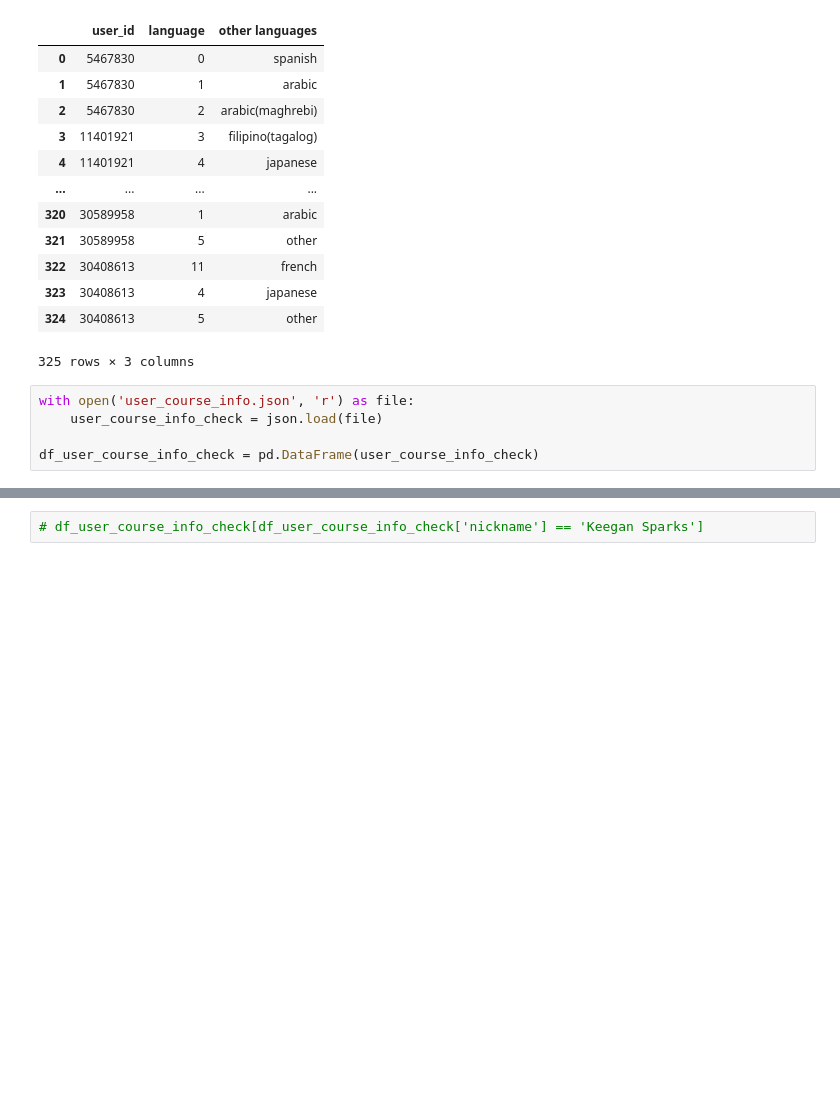
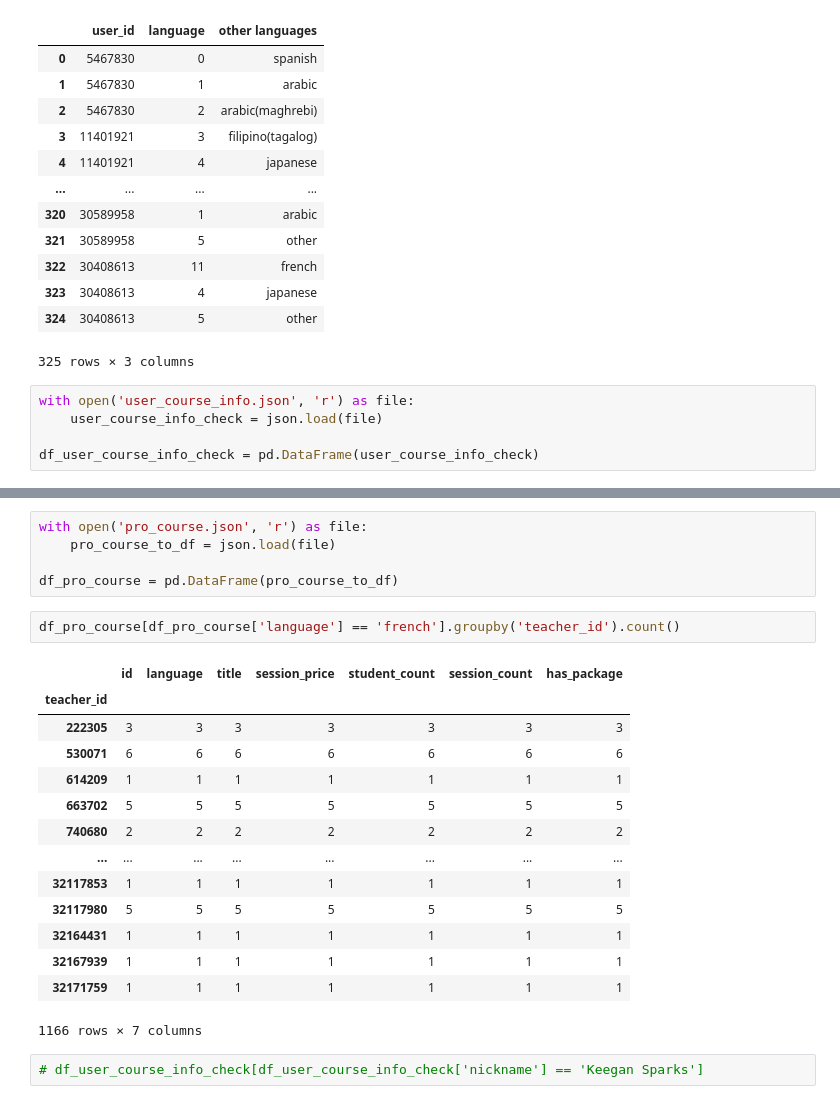
Before and after one commit to ernmin/Project4GA, a Jupyter notebook: data_extraction/data_extraction.ipynb, the cells around one changed output, grey strips where cells are left out. Cells and saved outputs as stored; diff of their text form; blank space fills up the shorter version.

Commit message:
Add check for number of teachers of a language

```diff
--- a/data_extraction/data_extraction.ipynb
+++ b/data_extraction/data_extraction.ipynb
@@ -329,2 +312,24 @@ df_user_course_info_check
+# %%
+with open('pro_course.json', 'r') as file:
+    pro_course_to_df = json.load(file)
+
+df_pro_course = pd.DataFrame(pro_course_to_df)
+# %%
+df_pro_course[df_pro_course['language'] == 'french'].groupby('teacher_id').count()
+# %% [output]
+|  | id | language | title | session_price | student_count | session_count | has_package |
+| teacher_id |  |  |  |  |  |  |  |
+| 222305 | 3 | 3 | 3 | 3 | 3 | 3 | 3 |
+| 530071 | 6 | 6 | 6 | 6 | 6 | 6 | 6 |
+| 614209 | 1 | 1 | 1 | 1 | 1 | 1 | 1 |
+| 663702 | 5 | 5 | 5 | 5 | 5 | 5 | 5 |
+| 740680 | 2 | 2 | 2 | 2 | 2 | 2 | 2 |
+| ... | ... | ... | ... | ... | ... | ... | ... |
+| 32117853 | 1 | 1 | 1 | 1 | 1 | 1 | 1 |
+| 32117980 | 5 | 5 | 5 | 5 | 5 | 5 | 5 |
+| 32164431 | 1 | 1 | 1 | 1 | 1 | 1 | 1 |
+| 32167939 | 1 | 1 | 1 | 1 | 1 | 1 | 1 |
+| 32171759 | 1 | 1 | 1 | 1 | 1 | 1 | 1 |
+1166 rows × 7 columns
 # %%
 # df_user_course_info_check[df_user_course_info_check['nickname'] == 'Keegan Sparks']
```
Also changed, not shown: parts of 10 cells of this notebook, 2 other files.
